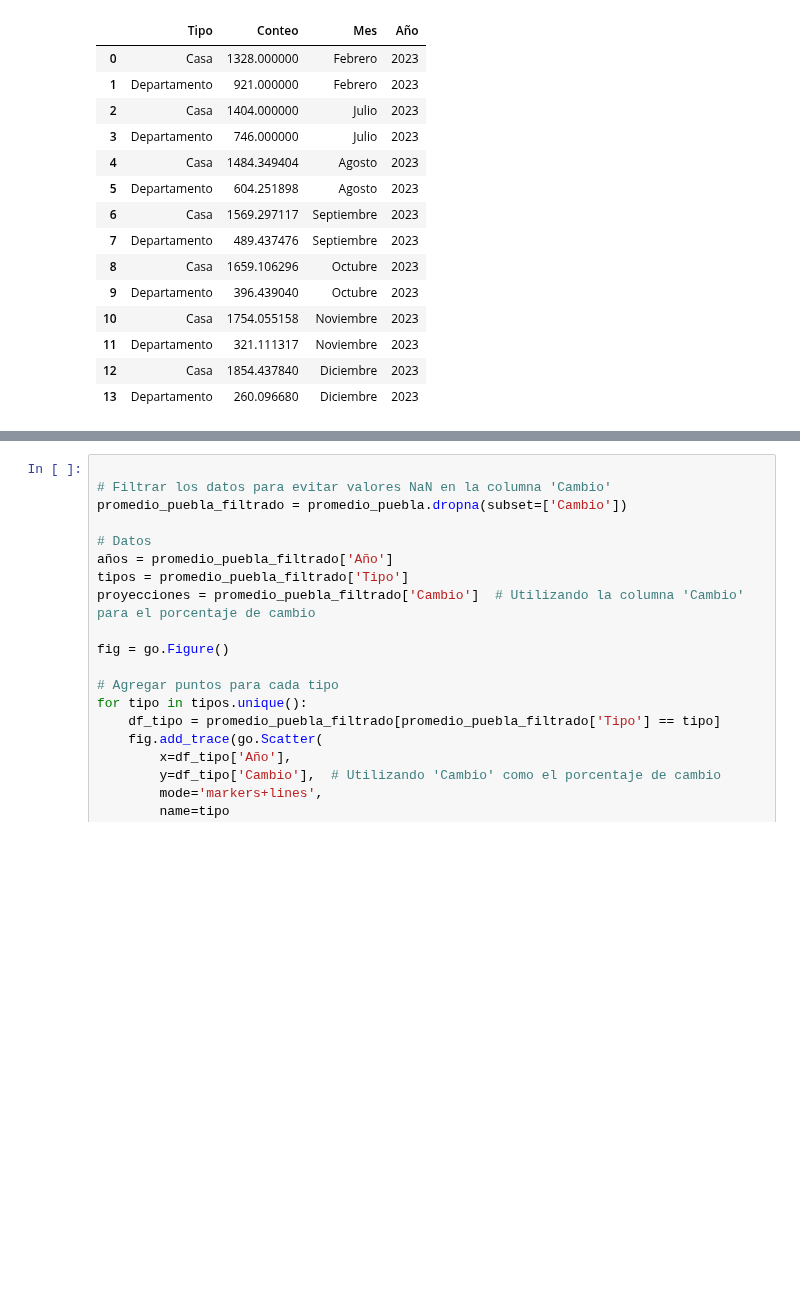
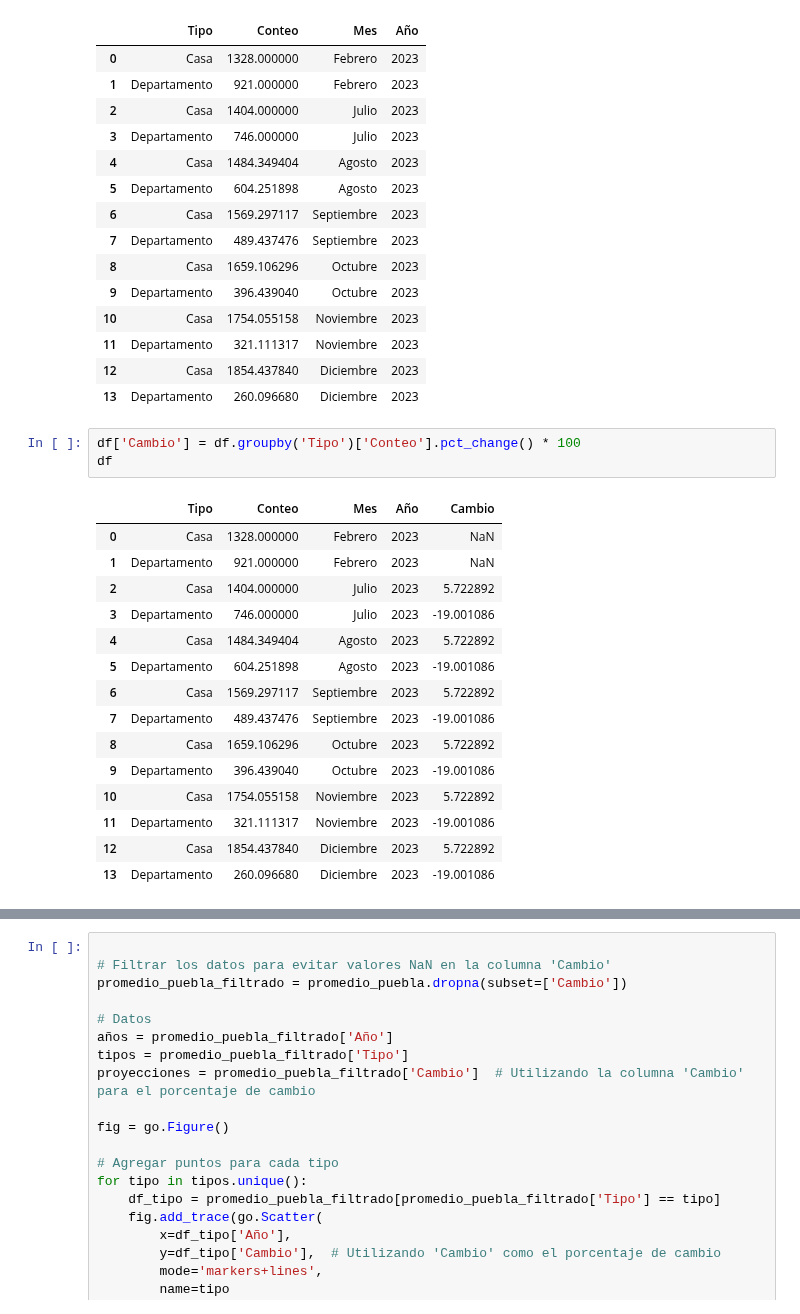
Before and after one commit to MiguelDWT4toCreativo/Datalpine, a Jupyter notebook: resources/jupyter/forecast_casasdept.ipynb, the cells around one changed output, grey strips where cells are left out. Cells and saved outputs as stored; diff of their text form; blank space fills up the shorter version.

Commit message:
3.5 Forecast Casas y Departamentos.

```diff
--- a/resources/jupyter/forecast_casasdept.ipynb
+++ b/resources/jupyter/forecast_casasdept.ipynb
@@ -304,3 +304,22 @@ The frame.append method is deprecated and will be removed from pandas in a futur
 | 11 | Departamento | 321.111317 | Noviembre | 2023 |
 | 12 | Casa | 1854.437840 | Diciembre | 2023 |
 | 13 | Departamento | 260.096680 | Diciembre | 2023 |
+# %%
+df['Cambio'] = df.groupby('Tipo')['Conteo'].pct_change() * 100
+df
+# %% [output]
+|  | Tipo | Conteo | Mes | Año | Cambio |
+| 0 | Casa | 1328.000000 | Febrero | 2023 | NaN |
+| 1 | Departamento | 921.000000 | Febrero | 2023 | NaN |
+| 2 | Casa | 1404.000000 | Julio | 2023 | 5.722892 |
+| 3 | Departamento | 746.000000 | Julio | 2023 | -19.001086 |
+| 4 | Casa | 1484.349404 | Agosto | 2023 | 5.722892 |
+| 5 | Departamento | 604.251898 | Agosto | 2023 | -19.001086 |
+| 6 | Casa | 1569.297117 | Septiembre | 2023 | 5.722892 |
+| 7 | Departamento | 489.437476 | Septiembre | 2023 | -19.001086 |
+| 8 | Casa | 1659.106296 | Octubre | 2023 | 5.722892 |
+| 9 | Departamento | 396.439040 | Octubre | 2023 | -19.001086 |
+| 10 | Casa | 1754.055158 | Noviembre | 2023 | 5.722892 |
+| 11 | Departamento | 321.111317 | Noviembre | 2023 | -19.001086 |
+| 12 | Casa | 1854.437840 | Diciembre | 2023 | 5.722892 |
+| 13 | Departamento | 260.096680 | Diciembre | 2023 | -19.001086 |
```
Also changed, not shown: parts of 4 cells of this notebook, 1 other file.
